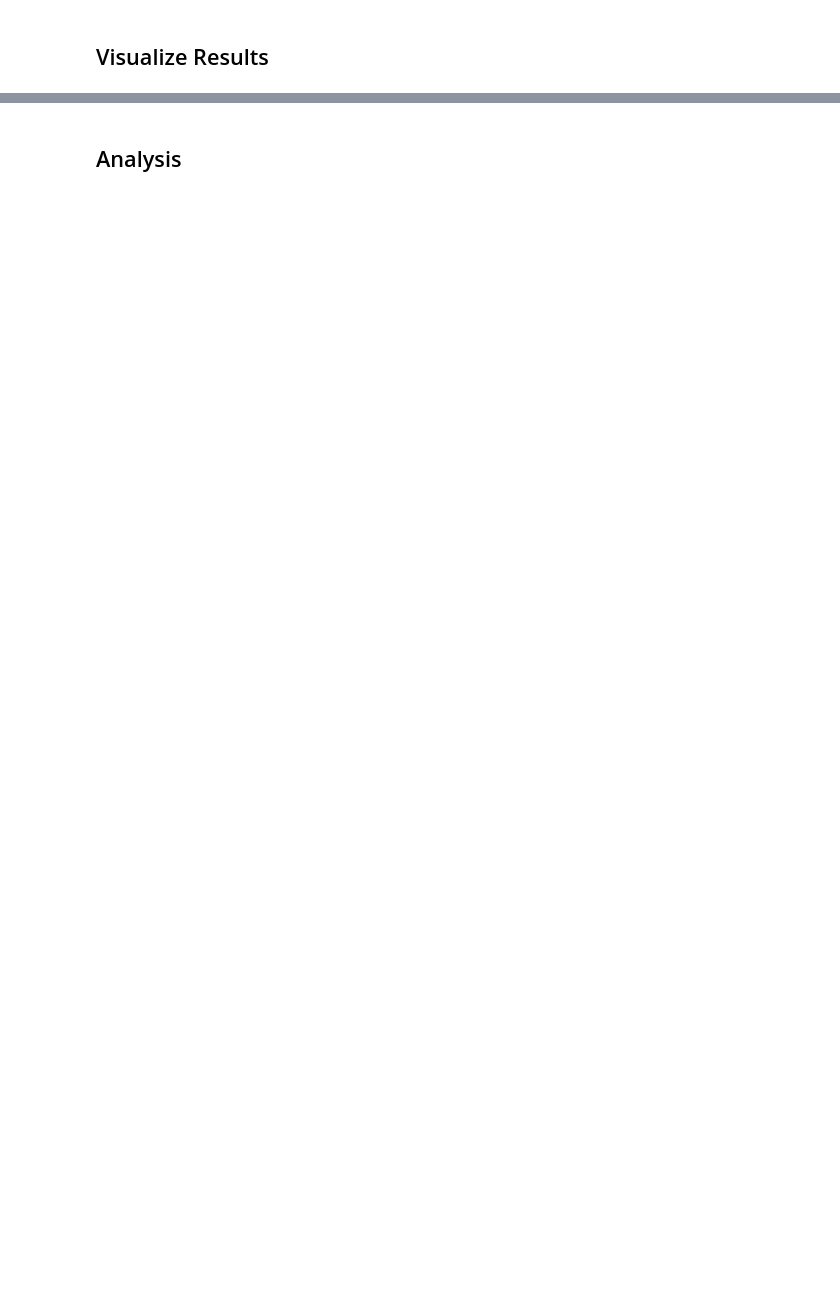
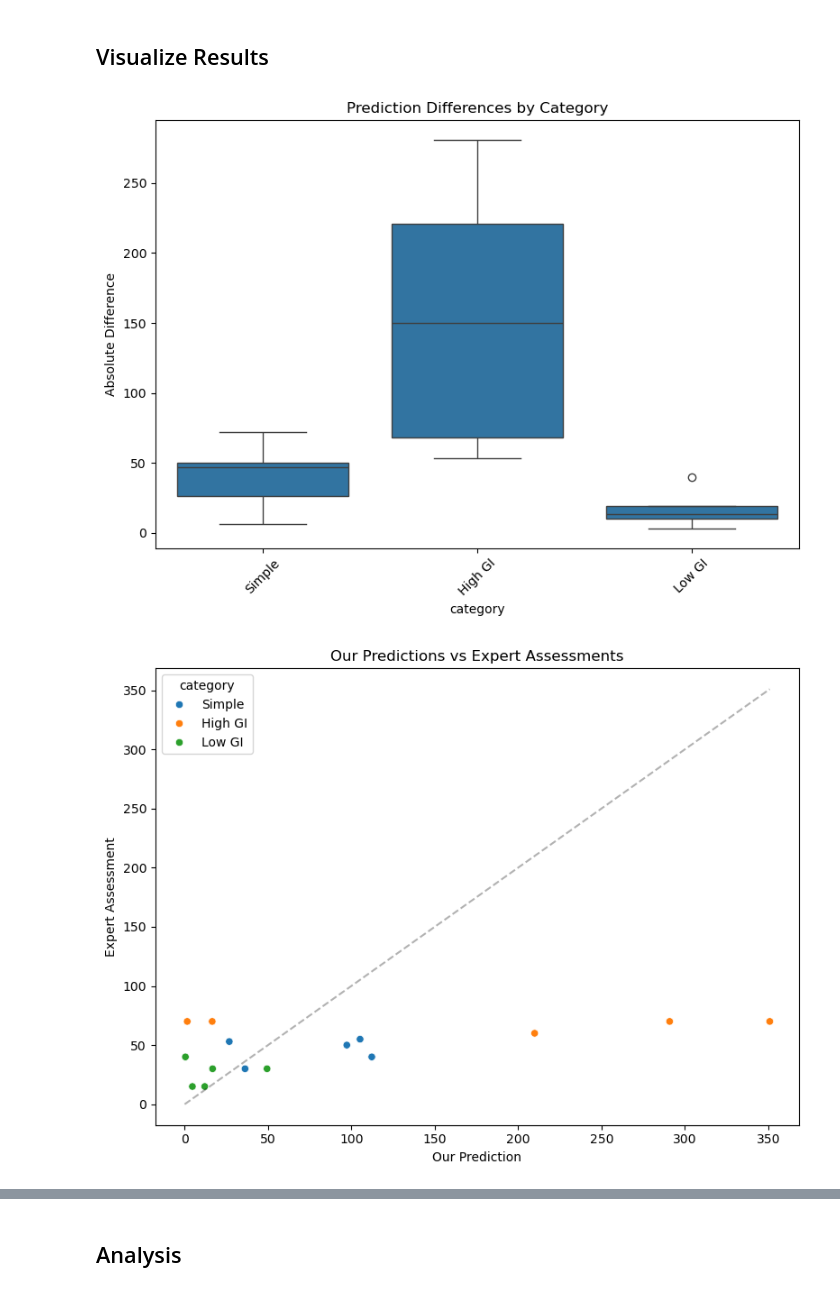
Before and after one commit to zoya-hammad/NutriVision, a Jupyter notebook: nutritional_assistant/gi_testing.ipynb, the cells around one changed output, grey strips where cells are left out. Saved outputs shown, nothing was run; the diff lists cells and outputs as text; code cells hidden in the pictures; blank space fills up the shorter version.

Commit message:
Removed percentage diff, separated plots

```diff
--- a/nutritional_assistant/gi_testing.ipynb
+++ b/nutritional_assistant/gi_testing.ipynb
@@ -78,4 +82,9 @@ low_gi_results = test_category(LOW_GI_RECIPES, "Low GI")
 
 # Combine results
 all_results = pd.concat([simple_results, high_gi_results, low_gi_results])
+
+# Calculate RMSE for each recipe
+all_results['rmse'] = all_results['prediction_difference'] ** 2
+
+# Display results
 all_results
@@ -82,40 +125,37 @@ all_results
 # %% [markdown]
 ## Visualize Results
 # %%
-plt.figure(figsize=(15, 10))
-
-# Box plot of prediction differences by category
-plt.subplot(2, 2, 1)
+# --- Plot 1: Box plot of prediction differences by category ---
+plt.figure(figsize=(8, 6))
 sns.boxplot(x='category', y='prediction_difference', data=all_results)
 plt.title('Prediction Differences by Category')
 plt.xticks(rotation=45)
 plt.ylabel('Absolute Difference')
+plt.tight_layout()
+plt.savefig(f'{plots_dir}/box_plot_prediction_difference.png')
+plt.show()
 
-# Scatter plot of our predictions vs expert assessments
-plt.subplot(2, 2, 2)
+# --- Plot 2: Scatter plot of predictions vs expert assessments ---
+plt.figure(figsize=(8, 6))
 sns.scatterplot(data=all_results, x='our_prediction', y='expert_assessment', hue='category')
+max_val = max(all_results['our_prediction'].max(), all_results['expert_assessment'].max())
+plt.plot([0, max_val], [0, max_val], 'k--', alpha=0.3)  # Diagonal line
 plt.title('Our Predictions vs Expert Assessments')
 plt.xlabel('Our Prediction')
 plt.ylabel('Expert Assessment')
+plt.tight_layout()
+plt.savefig(f'{plots_dir}/scatter_plot_predictions_vs_experts.png')
+plt.show()
 
-# Add diagonal line for perfect predictions
-max_val = max(all_results['our_prediction'].max(), all_results['expert_assessment'].max())
-plt.plot([0, max_val], [0, max_val], 'k--', alpha=0.3)
-
-# Box plot of percentage differences by category
-plt.subplot(2, 2, 3)
-sns.boxplot(x='category', y='percentage_difference', data=all_results)
-plt.title('Percentage Differences by Category')
+# --- Plot 3: Box plot of RMSE by category ---
+plt.figure(figsize=(8, 6))
+sns.boxplot(x='category', y='rmse', data=all_results)
+plt.title('RMSE by Category')
 plt.xticks(rotation=45)
-plt.ylabel('Percentage Difference (%)')
-
-# Distribution of prediction differences
-plt.subplot(2, 2, 4)
-sns.histplot(data=all_results, x='prediction_difference', hue='category', multiple='stack')
-plt.title('Distribution of Prediction Differences')
-plt.xlabel('Prediction Difference')
-plt.ylabel('Count')
-
+plt.ylabel('RMSE')
 plt.tight_layout()
-plt.savefig(f'{plots_dir}/gi_analysis.png')
+plt.savefig(f'{plots_dir}/box_plot_rmse.png')
 plt.show()
+# %% [output]
+[figure, added]
+[figure, added]
```
Also changed, not shown: parts of 7 cells of this notebook.
